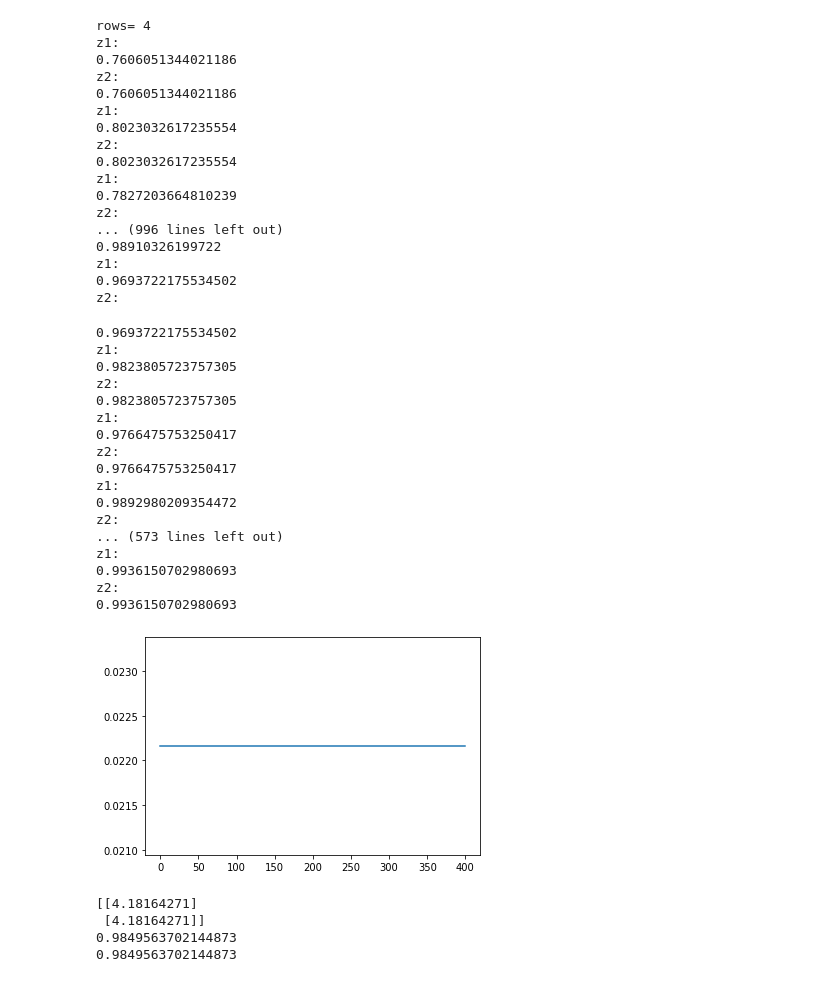
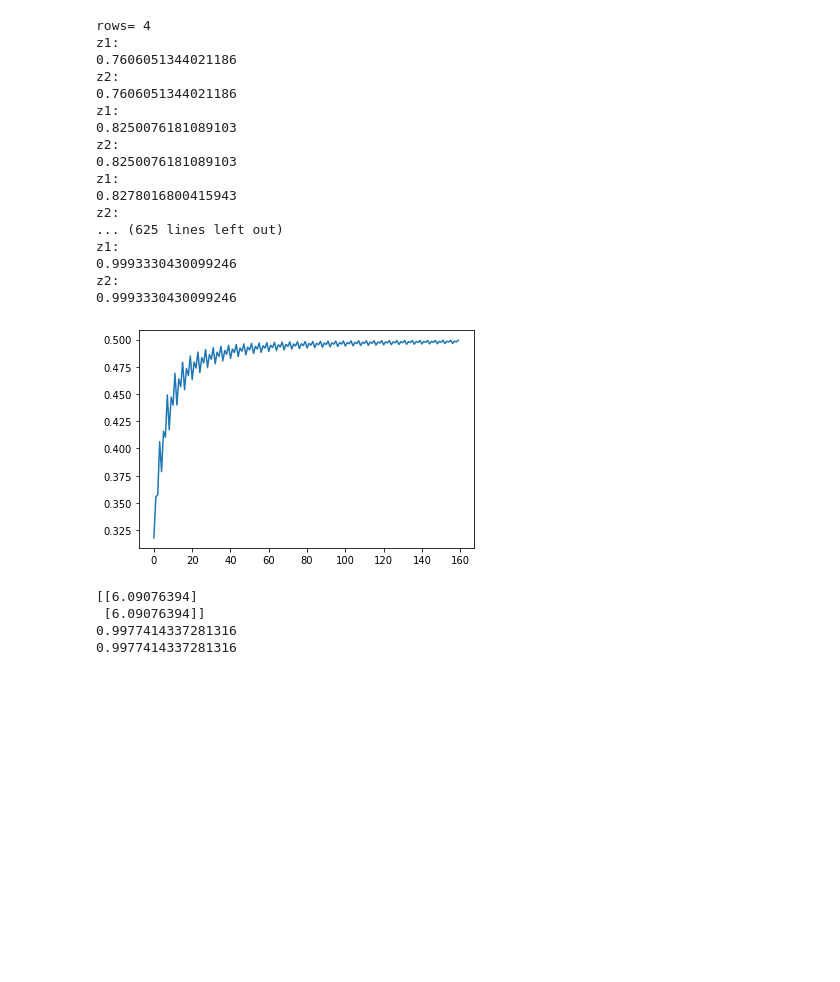
Before and after one commit to ghgv/Neural_net, a Jupyter notebook: NN.ipynb, the cells around one changed output. Cells and saved outputs as stored; diff of their text form; code cells hidden in the pictures; blank space fills up the shorter version.

```diff
--- a/NN.ipynb
+++ b/NN.ipynb
@@ -30,7 +30,7 @@ z=0.0000001
 rate=1
 Error=[]
 print("rows= %i " % a)
-for k in range(100):
+for k in range(40):
     #print("Epoch[%i] " %k)
     for i in range(b+1):
 
@@ -73,8 +73,8 @@ for k in range(100):
           #print("dz2dp2")
           #print(dz2dp2)
         if (binary_cross_entropy==1):
-          dp1dz1=-0.5*((D[0,i]*np.log(z1)+(1-D[0,i])*np.log(1-D[0,i]))+(D[1,i]*np.log(z1)+(1-D[1,i])*np.log(1-D[1,i])))
-          dp1dz1=dp2dz2
+          dp1dz1=-0.5*((D[0,i]*np.log(z1)+(1-D[0,i])*np.log(1-z1))+(D[1,i]*np.log(z2)+(1-D[1,i])*np.log(1-z2)))
+          dp2dz2=-0.5*((D[0,i]*np.log(z1)+(1-D[0,i])*np.log(1-z1))+(D[1,i]*np.log(z2)+(1-D[1,i])*np.log(1-z2)))
           dz1dp1=(z1*(1-z1))
           dz2dp2=(z2*(1-z2))
 
@@ -95,59 +95,42 @@ for k in range(100):
         dp2dw24=dp2dz2*dz2dp2
 
 
         Wp=np.array([[dp1dw11, dp1dw12, dp1dw13, dp1dw14],
                      [dp2dw21 ,dp2dw22 ,dp2dw23 ,dp2dw24]])
         W=W+rate*Wp
         #print("New W:")
         #print(W)
-        error=0.5*(dp1dz1)*(dp1dz1)+0.5*(dp2dz2)*(dp2dz2)
+        error=0.5*(D[0,i]-z1)*(D[0,i]-z1)+0.5*(D[1,i]-z2)*(D[1,i]-z2)
         #print("Error %f" % error)
         Error.append(error)
 plt.plot(Error)
 plt.show()
 
 X_test=np.array([[0.096, 0.64, 0.05,1]])
 c=W.dot(X_test.T)
 print(c)
 print(1/(1+np.exp(-c[0,0])))
 print(1/(1+np.exp(-c[1,0])))
 # %% [output]
 rows= 4
 z1:
 0.7606051344021186
 z2:
 0.7606051344021186
 z1:
-0.8023032617235554
+0.8250076181089103
 z2:
-0.8023032617235554
+0.8250076181089103
 z1:
-0.7827203664810239
+0.8278016800415943
 z2:
-... (996 lines left out)
-0.98910326199722
+... (625 lines left out)
 z1:
-0.9693722175534502
+0.9993330430099246
 z2:
+0.9993330430099246
+[figure, new version]
-0.9693722175534502
-z1:
-0.9823805723757305
-z2:
-0.9823805723757305
-z1:
-0.9766475753250417
-z2:
-0.9766475753250417
-z1:
-0.9892980209354472
-z2:
-... (573 lines left out)
-z1:
-0.9936150702980693
-z2:
-0.9936150702980693
+[[6.09076394]
+ [6.09076394]]
+0.9977414337281316
+0.9977414337281316
-[figure, old version]
-[[4.18164271]
- [4.18164271]]
-0.9849563702144873
-0.9849563702144873
```
